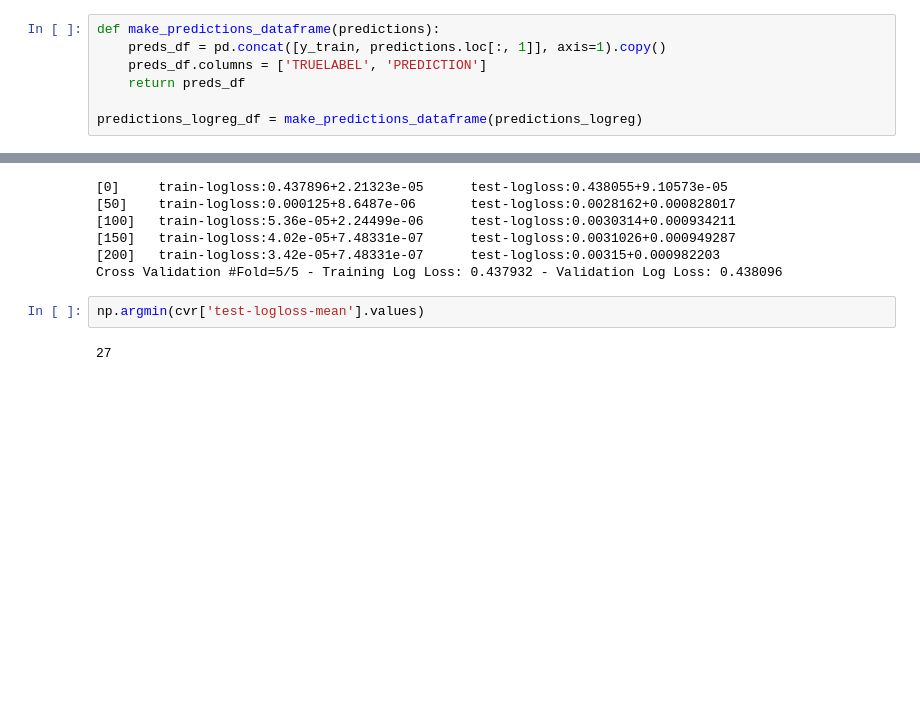
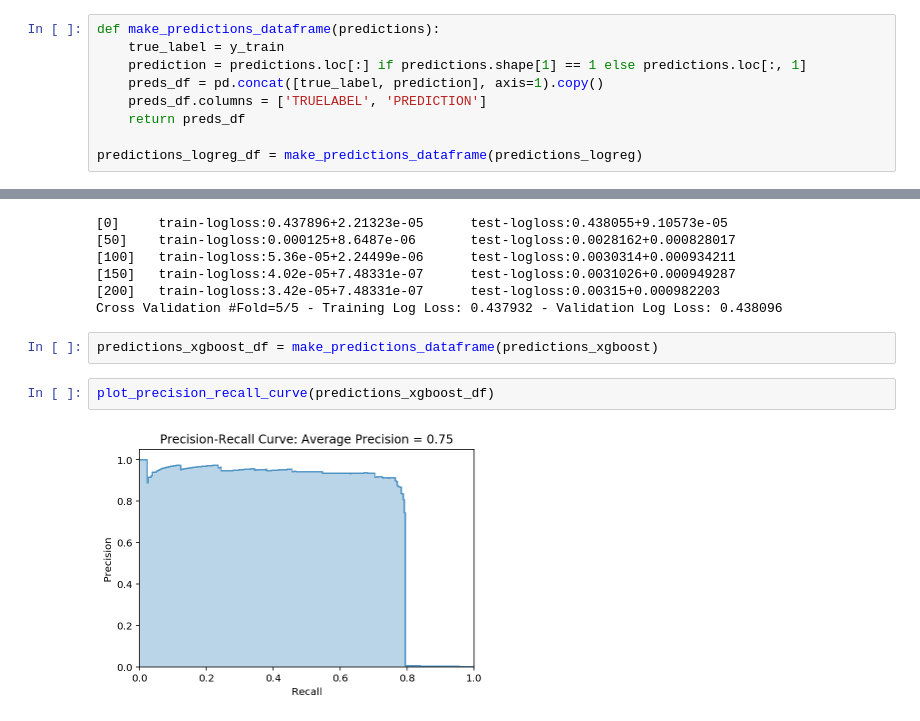
Before and after one commit to frankrefischer/unsuper-02, a Jupyter notebook: Credit Card Fraud.ipynb, the cells around one changed output, grey strips where cells are left out. Drawn from its saved outputs; the diff is of its cells as text; blank space fills up the shorter version.

Commit message:
evaluation of xgboost with native api, and training and evaluation of xgboost with sklearn classifier api

```diff
--- a/Credit Card Fraud.ipynb
+++ b/Credit Card Fraud.ipynb
@@ -187,7 +187,9 @@ predictions_logreg
 190820 rows × 2 columns
 # %%
 def make_predictions_dataframe(predictions):
-    preds_df = pd.concat([y_train, predictions.loc[:, 1]], axis=1).copy()
+    true_label = y_train
+    prediction = predictions.loc[:] if predictions.shape[1] == 1 else predictions.loc[:, 1]
+    preds_df = pd.concat([true_label, prediction], axis=1).copy()
     preds_df.columns = ['TRUELABEL', 'PREDICTION']
     return preds_df
 
@@ -359,7 +363,9 @@ Cross Validation #Fold=4/5 - Training Log Loss: 0.437972 - Validation Log Loss:
 [150]   train-logloss:4.02e-05+7.48331e-07      test-logloss:0.0031026+0.000949287
 [200]   train-logloss:3.42e-05+7.48331e-07      test-logloss:0.00315+0.000982203
 Cross Validation #Fold=5/5 - Training Log Loss: 0.437932 - Validation Log Loss: 0.438096
-# %%
-np.argmin(cvr['test-logloss-mean'].values)
-# %% [output]
-27
+# %%
+predictions_xgboost_df = make_predictions_dataframe(predictions_xgboost)
+# %%
+plot_precision_recall_curve(predictions_xgboost_df)
+# %% [output]
+[figure, added]
```
Also changed, not shown: parts of 7 cells of this notebook.
